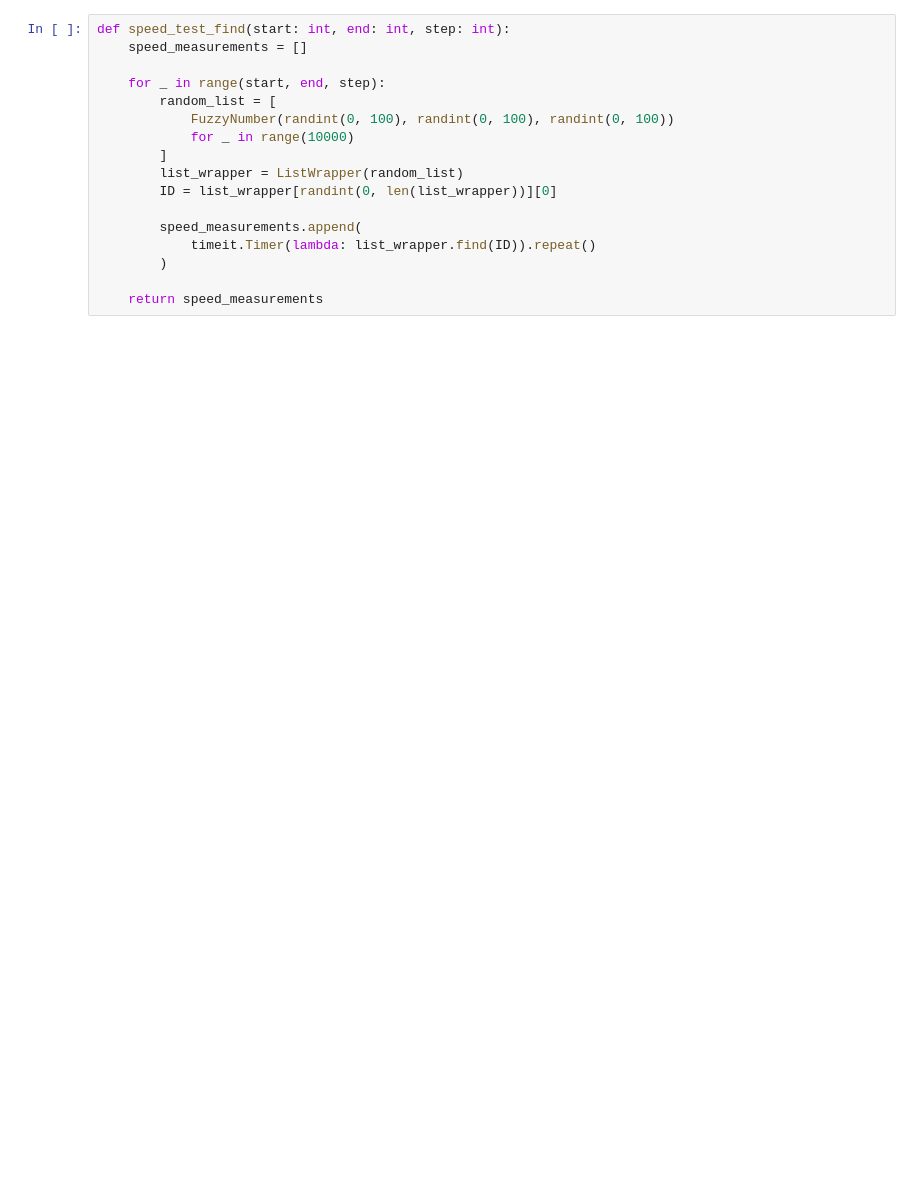
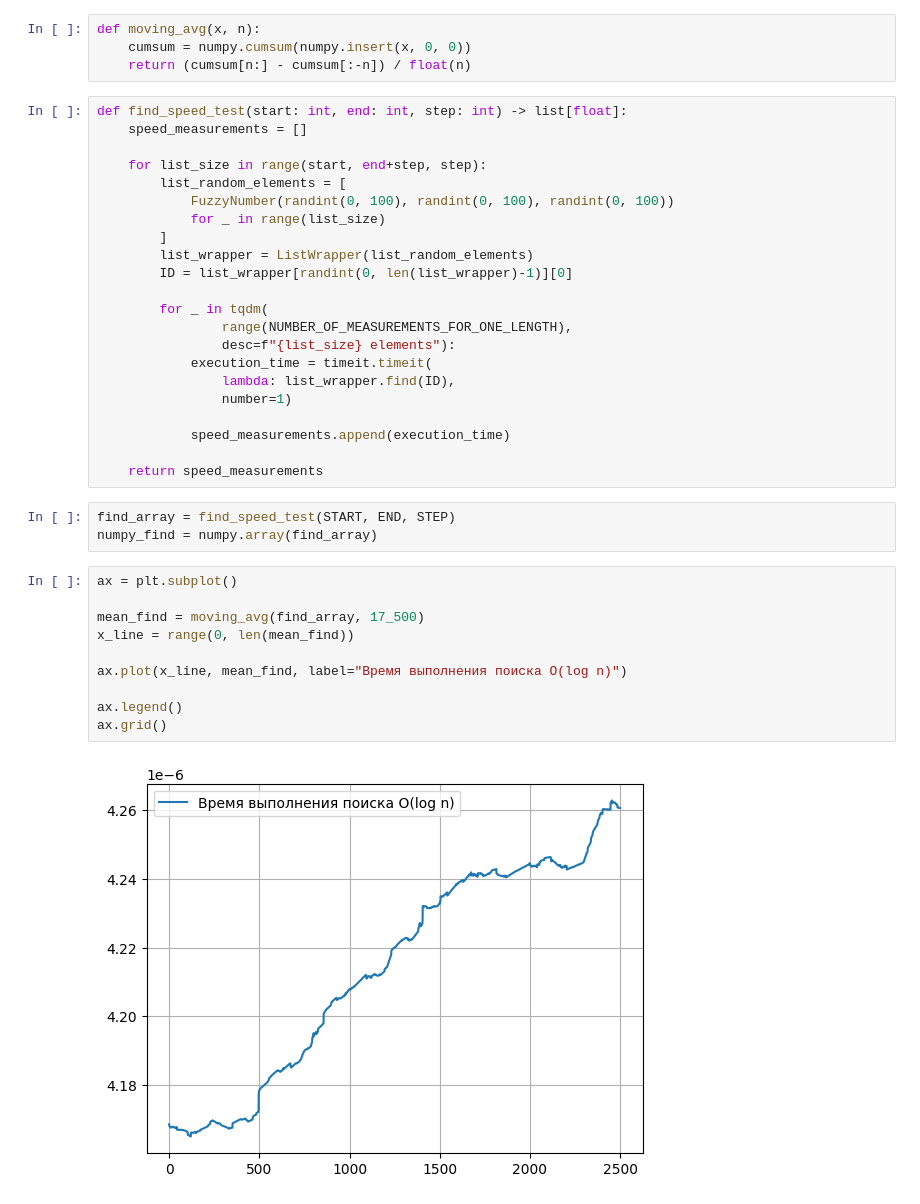
Before and after one commit to RubyBunny/asu_homework, a Jupyter notebook: TMP/6lab/6lab.ipynb, the cells around one changed output. Drawn from its saved outputs; the diff is of its cells as text; blank space fills up the shorter version.

```diff
--- a/TMP/6lab/6lab.ipynb
+++ b/TMP/6lab/6lab.ipynb
@@ -39,18 +47,42 @@ list_wrapper
+# %%
+def moving_avg(x, n):
+    cumsum = numpy.cumsum(numpy.insert(x, 0, 0))
+    return (cumsum[n:] - cumsum[:-n]) / float(n)
 # %%
-def speed_test_find(start: int, end: int, step: int):
+def find_speed_test(start: int, end: int, step: int) -> list[float]:
     speed_measurements = []
 
-    for _ in range(start, end, step):
-        random_list = [
+    for list_size in range(start, end+step, step):
+        list_random_elements = [
             FuzzyNumber(randint(0, 100), randint(0, 100), randint(0, 100))
-            for _ in range(10000)
+            for _ in range(list_size)
         ]
-        list_wrapper = ListWrapper(random_list)
-        ID = list_wrapper[randint(0, len(list_wrapper))][0]
+        list_wrapper = ListWrapper(list_random_elements)
+        ID = list_wrapper[randint(0, len(list_wrapper)-1)][0]
 
-        speed_measurements.append(
-            timeit.Timer(lambda: list_wrapper.find(ID)).repeat()
-        )
+        for _ in tqdm(
+                range(NUMBER_OF_MEASUREMENTS_FOR_ONE_LENGTH),
+                desc=f"{list_size} elements"):
+            execution_time = timeit.timeit(
+                lambda: list_wrapper.find(ID),
+                number=1)
+
+            speed_measurements.append(execution_time)
 
     return speed_measurements
+# %%
+find_array = find_speed_test(START, END, STEP)
+numpy_find = numpy.array(find_array)
+# %%
+ax = plt.subplot()
+
+mean_find = moving_avg(find_array, 17_500)
+x_line = range(0, len(mean_find))
+
+ax.plot(x_line, mean_find, label="Время выполнения поиска O(log n)")
+
+ax.legend()
+ax.grid()
+# %% [output]
+[figure, added]
 # %%
```
Also changed, not shown: parts of 21 cells of this notebook.
